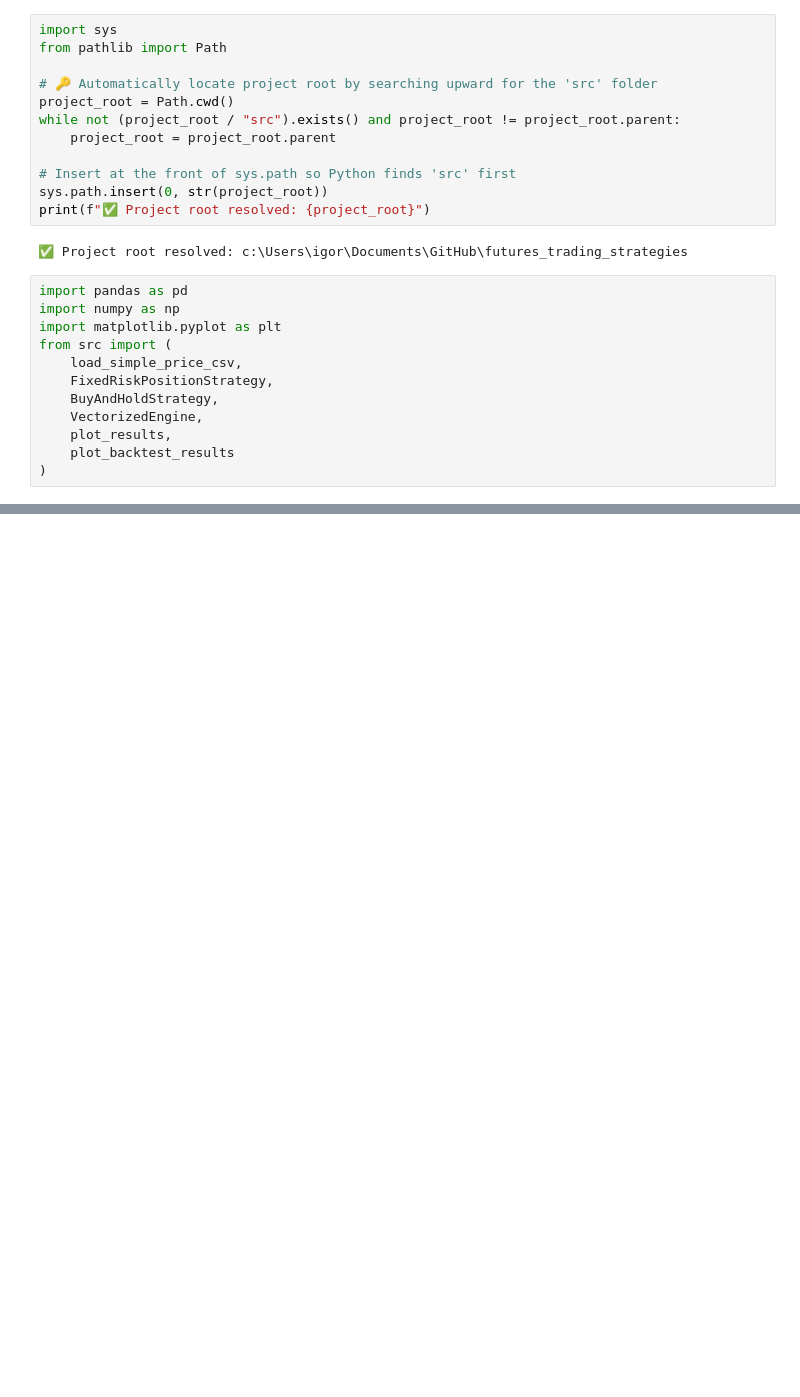
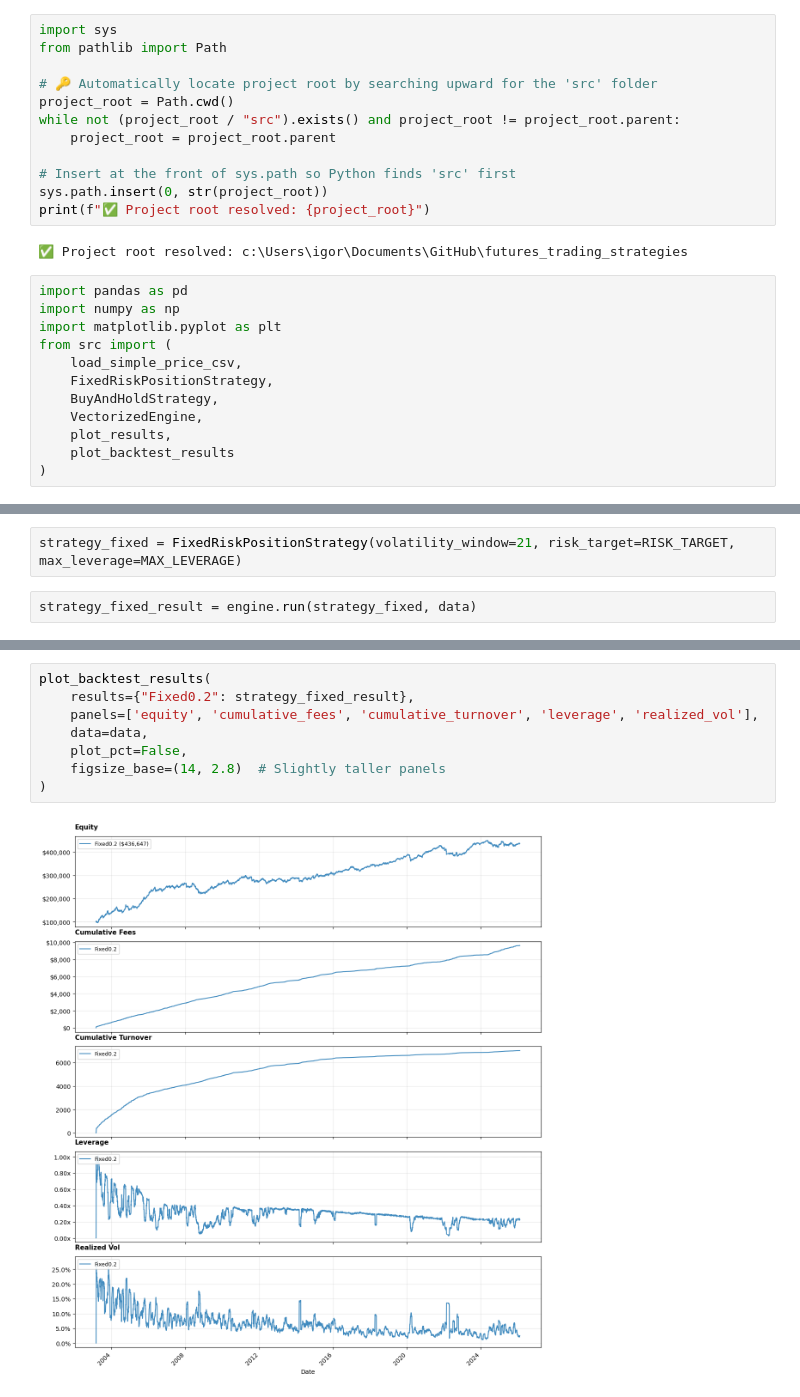
Before and after one commit to SoulDancer27/futures_trading_strategies, a Jupyter notebook: my_tests/4. testing_bh_strats.ipynb, the cells around one changed output, grey strips where cells are left out. Cells and saved outputs as stored; diff of their text form; blank space fills up the shorter version.

```diff
--- a/my_tests/4. testing_bh_strats.ipynb
+++ b/my_tests/4. testing_bh_strats.ipynb
@@ -74,0 +84,4 @@ for n_contracts in POSITION_SIZES:
+# %%
+strategy_fixed = FixedRiskPositionStrategy(volatility_window=21, risk_target=RISK_TARGET, max_leverage=MAX_LEVERAGE)
+# %%
+strategy_fixed_result = engine.run(strategy_fixed, data)
@@ -74,0 +104,10 @@ for n_contracts in POSITION_SIZES:
+# %%
+plot_backtest_results(
+    results={"Fixed0.2": strategy_fixed_result},
+    panels=['equity', 'cumulative_fees', 'cumulative_turnover', 'leverage', 'realized_vol'],
+    data=data,
+    plot_pct=False,
+    figsize_base=(14, 2.8)  # Slightly taller panels
+)
+# %% [output]
+[figure, added]
```
Also changed, not shown: parts of 11 cells of this notebook, 15 other files.
